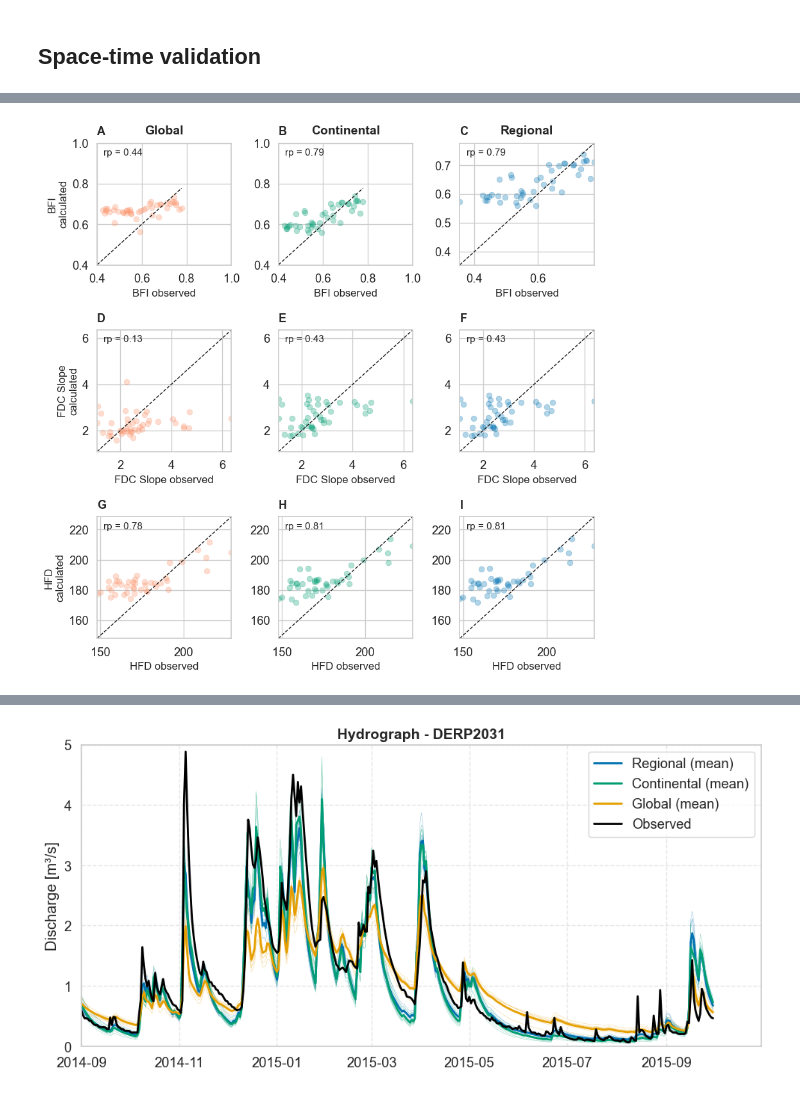
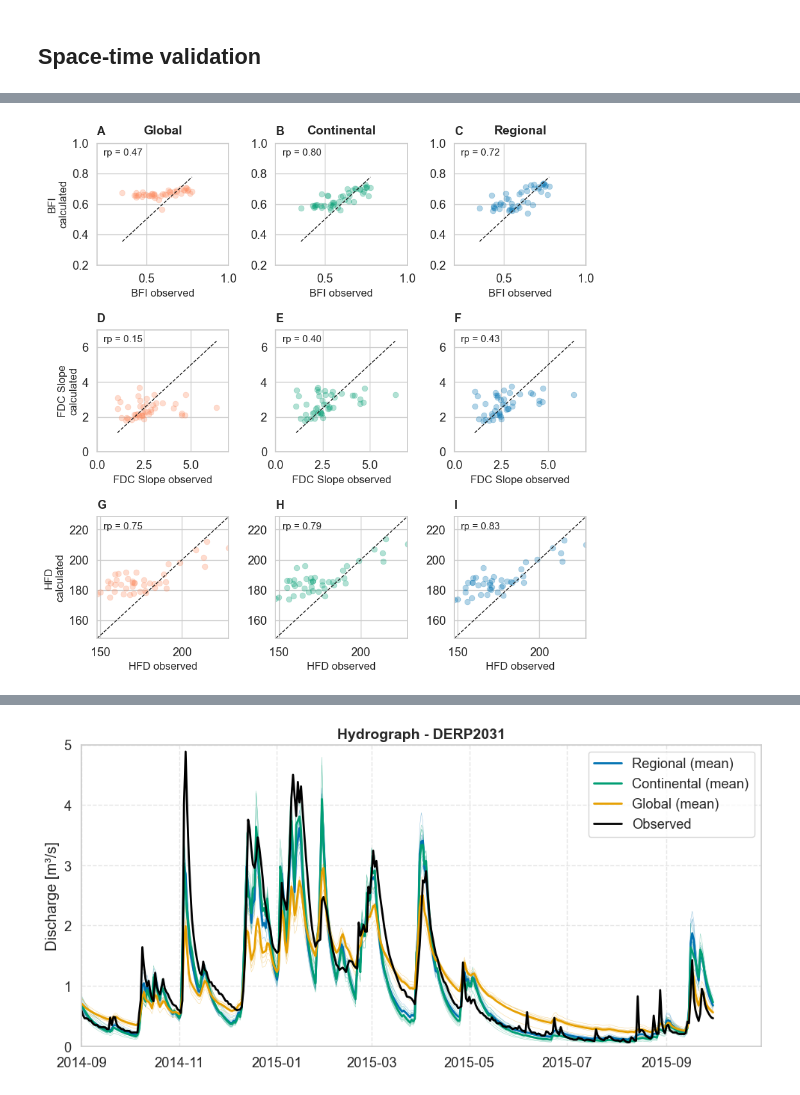
Before and after one commit to thiagovmdon/estreams_superflexpy, a Jupyter notebook: code/garonne_c_modelling_distributed_3_geologies_groups.ipynb, the cells around one changed output, grey strips where cells are left out. Drawn from its saved outputs; the diff is of its cells as text; code cells hidden in the pictures.

```diff
--- a/code/garonne_c_modelling_distributed_3_geologies_groups.ipynb
+++ b/code/garonne_c_modelling_distributed_3_geologies_groups.ipynb
@@ -1111,7 +1132,7 @@ rootdepth_mean = np.load(path_inputs+'//rootdepth_mean.npy', allow_pickle=True).
 waterdeficit_mean= np.load(path_inputs+'//waterdeficit_mean.npy', allow_pickle=True).item()
 
 # Filter keys
-regional_keys = [k for k in all_param_dicts if "cont" in k and is_valid_key(k)]
+regional_keys = [k for k in all_param_dicts if "regi" in k and is_valid_key(k)]
 continental_keys = [k for k in all_param_dicts if "cont" in k and is_valid_key(k)]
 global_keys = [k for k in all_param_dicts if "glob" in k and is_valid_key(k)]
 
@@ -1156,7 +1177,7 @@ rootdepth_mean = np.load(path_inputs+'//rootdepth_mean.npy', allow_pickle=True).
 waterdeficit_mean= np.load(path_inputs+'//waterdeficit_mean.npy', allow_pickle=True).item()
 
 # Filter keys
-regional_keys_2 = [k for k in all_param_dicts if "cont" in k and is_valid_key_2(k)]
+regional_keys_2 = [k for k in all_param_dicts if "regi" in k and is_valid_key_2(k)]
 continental_keys_2 = [k for k in all_param_dicts if "cont" in k and is_valid_key_2(k)]
 global_keys_2 = [k for k in all_param_dicts if "glob" in k and is_valid_key_2(k)]
 
@@ -1279,9 +1300,9 @@ for key in tqdm.tqdm(output_regional_dict_val):
 # %%
 data_diff_val_complete_dict = {}
 
-groups_list = [1,2,4]
+groups_list = [1, 2, 3, 4]
 for number_group in groups_list:
-    nse_results_cal_r_1_100_complete_val = nse_results_continental_dict_val[f"garonne_best_params_cont_Group_{number_group}"]
+    nse_results_cal_r_1_100_complete_val = nse_results_regional_dict_val[f"garonne_best_params_regi_Group_{number_group}"]
     nse_results_cal_c_1_100_complete_val = nse_results_continental_dict_val[f"garonne_best_params_cont_Group_{number_group}"]
     nse_results_cal_g_1_100_complete_val = nse_results_global_dict_val[f"garonne_best_params_glob_Group_{number_group}"]
 
@@ -1362 +1383,3 @@ data_diff_val_complete
 44 rows × 24 columns
+# %%
+data_diff_val_complete["aridiy"] = estreams_attributes["aridity"]
@@ -1463,7 +1506,7 @@ metrics = ['bfi', 'slope', 'hfd']
 metric_titles = ['BFI', 'FDC Slope', 'HFD']
 
 # Define suffixes and scales
-suffixes = ['g1', 'c1', 'c1']
+suffixes = ['g1', 'c1', 'r1']
 scale_titles = ['Global', 'Continental', 'Regional']
 
 # Define column-based color (Global, Continental, Regional)
@@ -1502,38 +1545,52 @@ for row, (metric, row_title) in enumerate(zip(metrics, metric_titles)):
         if col == 0:
             ax.set_ylabel(f"{row_title}\ncalculated", fontsize=12)
         else:
             ax.set_ylabel("")
 
         ax.set_xlabel(f"{row_title} observed", fontsize=12)
 
         # Pearson correlation
         R = data_diff_val_complete[[var_obs, var_pred]].corr(method="pearson").iloc[0, 1]
         ax.text(
             0.05, 0.9, f"rp = {R:.2f}", transform=ax.transAxes,
             fontsize=11, bbox=dict(facecolor='none', alpha=0.6, edgecolor='none')
         )
 
         # Subplot letter (A, B, C, ...)
         subplot_idx = row * 3 + col
         ax.text(
             -0.00, 1.14, f"{letters[subplot_idx]}", transform=ax.transAxes,
             fontsize=13, fontweight='bold', va='top', ha='left'
         )
 
         ax.set_xlim(xy_min, xy_max)
         ax.set_ylim(xy_min, xy_max)
-axs[0, 0].set_xlim(0.4, 1)
-axs[0, 0].set_ylim(0.4, 1)
+axs[0, 0].set_xlim(0.2, 1)
+axs[0, 0].set_ylim(0.2, 1)
 
-axs[0, 1].set_xlim(0.4, 1)
-axs[0, 1].set_ylim(0.4, 1)
+axs[0, 1].set_xlim(0.2, 1)
+axs[0, 1].set_ylim(0.2, 1)
+
+axs[0, 2].set_xlim(0.2, 1)
+axs[0, 2].set_ylim(0.2, 1)
+
+
+axs[1, 0].set_xlim(0, 7)
+axs[1, 0].set_ylim(0, 7)
+
+axs[1, 1].set_xlim(0, 7)
+axs[1, 1].set_ylim(0, 7)
+
+axs[1, 2].set_xlim(0, 7)
+axs[1, 2].set_ylim(0, 7)
+
 
 # Improve spacing
 plt.tight_layout()
 plt.subplots_adjust(top=0.94)
 plt.show()
 # %% [output]
-[figure, old version]
+[figure, new version]
 # %%
 import matplotlib.pyplot as plt
 import seaborn as sns
```
Also changed, not shown: parts of 13 cells of this notebook.
